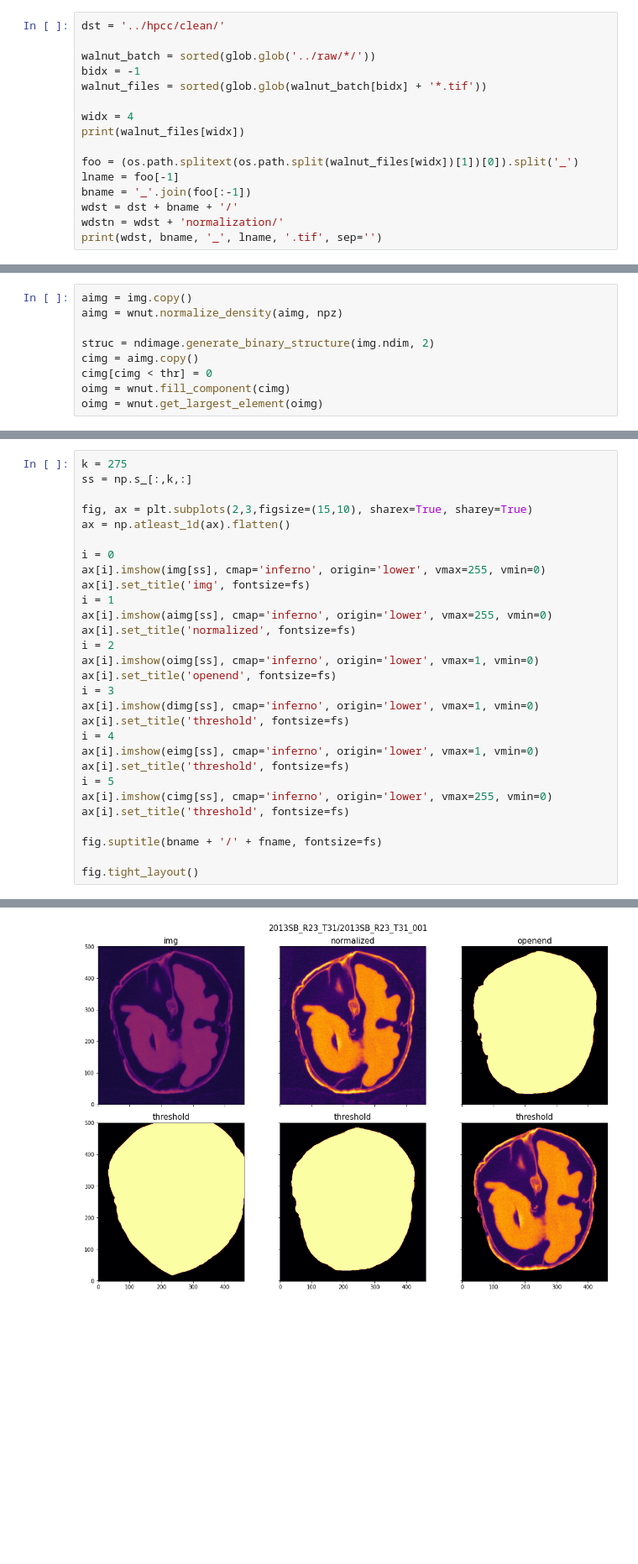
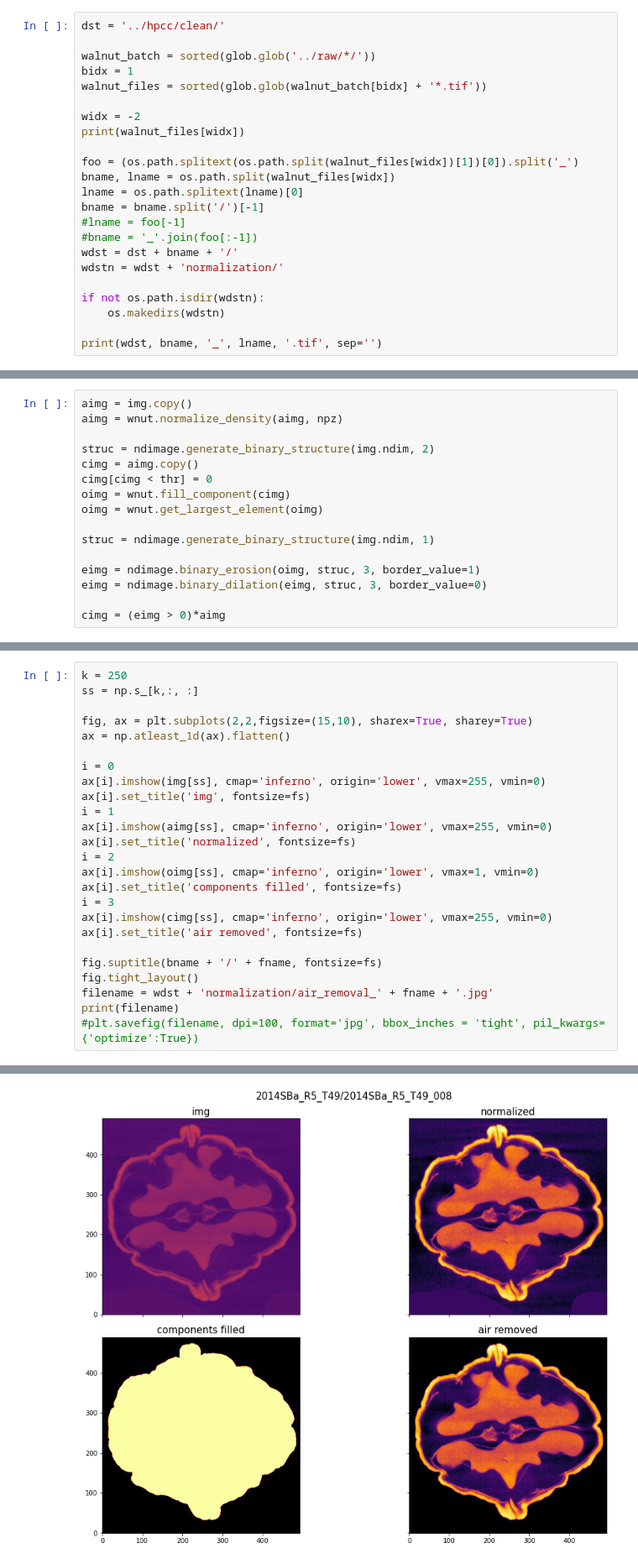
Before and after one commit to amezqui3/walnut_tda, a Jupyter notebook: jupyter/02_density_normalization.ipynb, the cells around one changed output, grey strips where cells are left out. Shown at 84% size. Saved outputs shown, nothing was run; the diff lists cells and outputs as text; blank space fills up the shorter version.

```diff
--- a/jupyter/02_density_normalization.ipynb
+++ b/jupyter/02_density_normalization.ipynb
@@ -35,16 +38,23 @@ fs = 15
 dst = '../hpcc/clean/'
 
 walnut_batch = sorted(glob.glob('../raw/*/'))
-bidx = -1
+bidx = 1
 walnut_files = sorted(glob.glob(walnut_batch[bidx] + '*.tif'))
 
-widx = 4
+widx = -2
 print(walnut_files[widx])
 
 foo = (os.path.splitext(os.path.split(walnut_files[widx])[1])[0]).split('_')
-lname = foo[-1]
-bname = '_'.join(foo[:-1])
+bname, lname = os.path.split(walnut_files[widx])
+lname = os.path.splitext(lname)[0]
+bname = bname.split('/')[-1]
+#lname = foo[-1]
+#bname = '_'.join(foo[:-1])
 wdst = dst + bname + '/'
 wdstn = wdst + 'normalization/'
+
+if not os.path.isdir(wdstn):
+    os.makedirs(wdstn)
+
 print(wdst, bname, '_', lname, '.tif', sep='')
 # %% [output]
@@ -127,6 +148,13 @@ cimg = aimg.copy()
 cimg[cimg < thr] = 0
 oimg = wnut.fill_component(cimg)
 oimg = wnut.get_largest_element(oimg)
+
+struc = ndimage.generate_binary_structure(img.ndim, 1)
+
+eimg = ndimage.binary_erosion(oimg, struc, 3, border_value=1)
+eimg = ndimage.binary_dilation(eimg, struc, 3, border_value=0)
+
+cimg = (eimg > 0)*aimg
 # %% [output]
 Closed X
 Closed Y
@@ -153,8 +166,8 @@ Closed Z
 # %%
-k = 275
-ss = np.s_[:,k,:]
+k = 250
+ss = np.s_[k,:, :]
 
-fig, ax = plt.subplots(2,3,figsize=(15,10), sharex=True, sharey=True)
+fig, ax = plt.subplots(2,2,figsize=(15,10), sharex=True, sharey=True)
 ax = np.atleast_1d(ax).flatten()
 
 i = 0
@@ -165,18 +178,14 @@ ax[i].imshow(aimg[ss], cmap='inferno', origin='lower', vmax=255, vmin=0)
 ax[i].set_title('normalized', fontsize=fs)
 i = 2
 ax[i].imshow(oimg[ss], cmap='inferno', origin='lower', vmax=1, vmin=0)
-ax[i].set_title('openend', fontsize=fs)
+ax[i].set_title('components filled', fontsize=fs)
 i = 3
-ax[i].imshow(dimg[ss], cmap='inferno', origin='lower', vmax=1, vmin=0)
-ax[i].set_title('threshold', fontsize=fs)
-i = 4
-ax[i].imshow(eimg[ss], cmap='inferno', origin='lower', vmax=1, vmin=0)
-ax[i].set_title('threshold', fontsize=fs)
-i = 5
 ax[i].imshow(cimg[ss], cmap='inferno', origin='lower', vmax=255, vmin=0)
-ax[i].set_title('threshold', fontsize=fs)
+ax[i].set_title('air removed', fontsize=fs)
 
 fig.suptitle(bname + '/' + fname, fontsize=fs)
-
 fig.tight_layout()
+filename = wdst + 'normalization/air_removal_' + fname + '.jpg'
+print(filename)
+#plt.savefig(filename, dpi=100, format='jpg', bbox_inches = 'tight', pil_kwargs={'optimize':True})
 # %% [output]
@@ -183,4 +193,4 @@ fig.tight_layout()
-[figure, old version]
+[figure, new version]
 # %%
 walnut, cero = wnut.clean_zeroes(cimg)
 np.savetxt(wdstn + 'clean_zeroes' + lname + '.csv', cero, fmt='%d', delimiter = ',')
```
Also changed, not shown: parts of 11 cells of this notebook, 4 other files.
